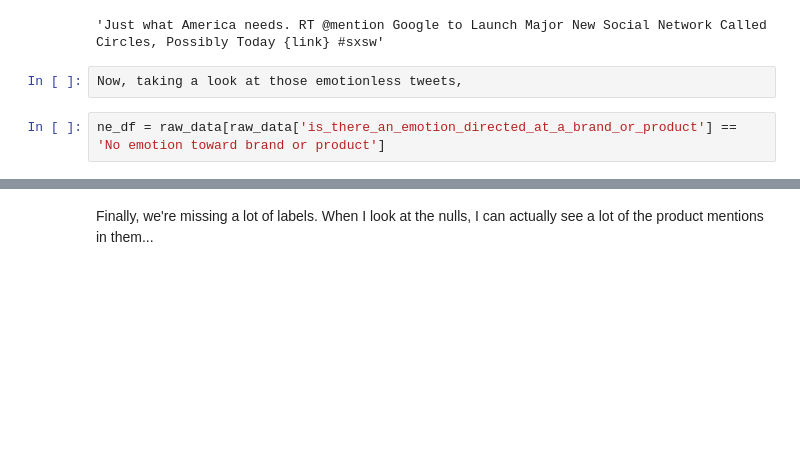
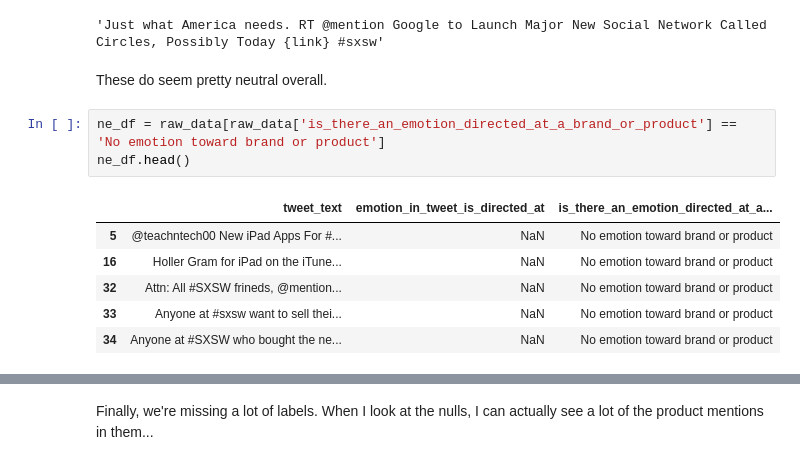
Before and after one commit to christisarv/NLP-sentiment-analysis, a Jupyter notebook: Data Exploration Notebook.ipynb, the cells around one changed output, grey strips where cells are left out. Drawn from its saved outputs; the diff is of its cells as text; blank space fills up the shorter version.

```diff
--- a/Data Exploration Notebook.ipynb
+++ b/Data Exploration Notebook.ipynb
@@ -81,7 +87,15 @@ ct_df.head(20)
 ct_df.loc[237][0]
 # %% [output]
 'Just what America needs. RT @mention Google to Launch Major New Social Network Called Circles, Possibly Today {link} #sxsw'
-# %%
-Now, taking a look at those emotionless tweets,
+# %% [markdown]
+These do seem pretty neutral overall.
 # %%
 ne_df = raw_data[raw_data['is_there_an_emotion_directed_at_a_brand_or_product'] == 'No emotion toward brand or product']
+ne_df.head()
+# %% [output]
+|  | tweet_text | emotion_in_tweet_is_directed_at | is_there_an_emotion_directed_at_a... |
+| 5 | @teachntech00 New iPad Apps For #... | NaN | No emotion toward brand or product |
+| 16 | Holler Gram for iPad on the iTune... | NaN | No emotion toward brand or product |
+| 32 | Attn: All #SXSW frineds, @mention... | NaN | No emotion toward brand or product |
+| 33 | Anyone at #sxsw want to sell thei... | NaN | No emotion toward brand or product |
+| 34 | Anyone at #SXSW who bought the ne... | NaN | No emotion toward brand or product |
```
Also changed, not shown: parts of 16 cells of this notebook.
